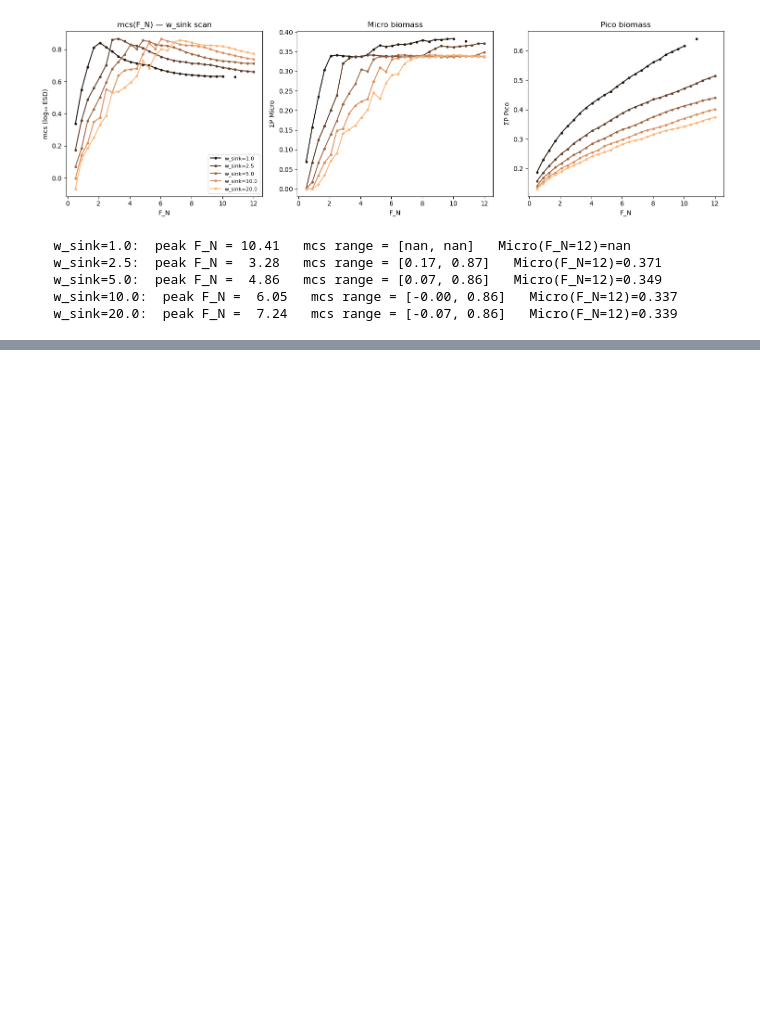
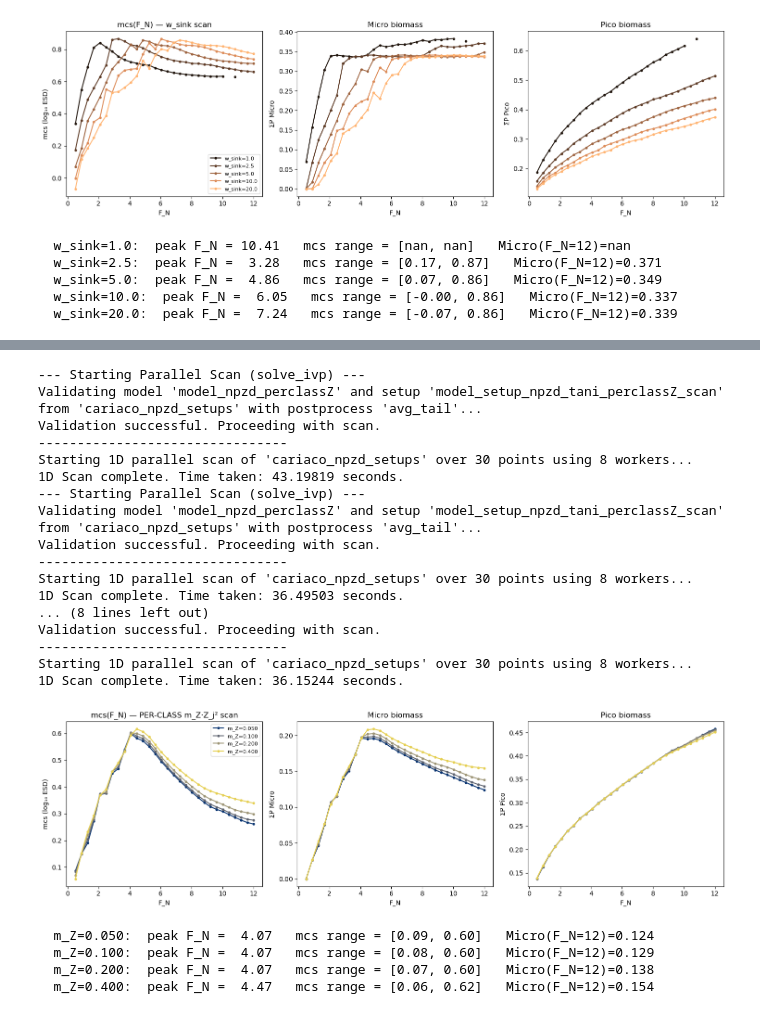
Before and after one commit to ben1post/SSMCariaco, a Jupyter notebook: parameter_scan/r0_testing/HumpDiatnostics-Copy1.ipynb, the cells around one changed output, grey strips where cells are left out. Saved outputs shown, nothing was run; the diff lists cells and outputs as text; code cells hidden in the pictures; blank space fills up the shorter version.

```diff
--- a/parameter_scan/r0_testing/HumpDiatnostics-Copy1.ipynb
+++ b/parameter_scan/r0_testing/HumpDiatnostics-Copy1.ipynb
@@ -1263,31 +1267,66 @@ m_Z_values_pc = [0.05, 0.10, 0.20, 0.40]
 results_mZ_pc = []
 for mZ in m_Z_values_pc:
     overrides = {**BASE_OVERRIDES, 'ZooQuadMortality__rate': mZ}
     scan = run_xso_parscan(
         model_file_name='cariaco_npzd_setups',
         model_name='model_npzd_perclassZ',
         model_setup_name='model_setup_npzd_tani_perclassZ_scan',
         param_name='Inflow__FN',
         param_values=FN_VALUES,
         fixed_overrides=overrides,
         postprocess_name='avg_tail',
         postprocess_kwargs={'avg_window': 1000},
         processes=8,
     )
     o   = np.argsort(scan['Inflow__FN'].values)
     FN_ = scan['Inflow__FN'].values[o]
     P_  = scan['Phytoplankton__biomass'].squeeze('time').values[o]
     Z_  = scan['Zooplankton__biomass'].squeeze('time').values[o]
     N_  = scan['Nutrient__value'].squeeze('time').values[o]
     mcs_= (P_ * np.log10(ns.phyto_esd)[None, :]).sum(axis=1) / np.maximum(P_.sum(axis=1), 1e-30)
     results_mZ_pc.append(dict(
         mZ=mZ, FN=FN_, P=P_, Z=Z_, N=N_, mcs=mcs_,
         P_pico=P_[:, m_pico].sum(axis=1),
         P_nano=P_[:, m_nano].sum(axis=1),
         P_micro=P_[:, m_micro].sum(axis=1),
     ))
 
 fig, axes = plt.subplots(1, 3, figsize=(15, 4.5))
 colors_pc = plt.cm.cividis(np.linspace(0.1, 0.9, len(m_Z_values_pc)))
 for res, col in zip(results_mZ_pc, colors_pc):
-    axes[0].plot(res['FN'], res['mcs'],     '-o', color=col, label=f'm_Z={res["mZ
+    axes[0].plot(res['FN'], res['mcs'],     '-o', color=col, label=f'm_Z={res["mZ"]:.3f}', ms=3)
+    axes[1].plot(res['FN'], res['P_micro'], '-o', color=col, ms=3)
+    axes[2].plot(res['FN'], res['P_pico'],  '-o', color=col, ms=3)
+axes[0].set_xlabel('F_N'); axes[0].set_ylabel('mcs (log₁₀ ESD)')
+axes[0].set_title('mcs(F_N) — PER-CLASS m_Z·Z_j² scan'); axes[0].legend(fontsize=8)
+axes[1].set_xlabel('F_N'); axes[1].set_ylabel('ΣP Micro'); axes[1].set_title('Micro biomass')
+axes[2].set_xlabel('F_N'); axes[2].set_ylabel('ΣP Pico'); axes[2].set_title('Pico biomass')
+plt.tight_layout(); plt.show()
+for res in results_mZ_pc:
+    pk = int(np.argmax(res['mcs']))
+    print(f"  m_Z={res['mZ']:.3f}:  peak F_N = {res['FN'][pk]:5.2f}   "
+          f"mcs range = [{res['mcs'].min():.2f}, {res['mcs'].max():.2f}]   "
+          f"Micro(F_N=12)={res['P_micro'][-1]:.3f}")
+# %% [output]
+--- Starting Parallel Scan (solve_ivp) ---
+Validating model 'model_npzd_perclassZ' and setup 'model_setup_npzd_tani_perclassZ_scan' from 'cariaco_npzd_setups' with postprocess 'avg_tail'...
+Validation successful. Proceeding with scan.
+--------------------------------
+Starting 1D parallel scan of 'cariaco_npzd_setups' over 30 points using 8 workers...
+1D Scan complete. Time taken: 43.19819 seconds.
+--- Starting Parallel Scan (solve_ivp) ---
+Validating model 'model_npzd_perclassZ' and setup 'model_setup_npzd_tani_perclassZ_scan' from 'cariaco_npzd_setups' with postprocess 'avg_tail'...
+Validation successful. Proceeding with scan.
+--------------------------------
+Starting 1D parallel scan of 'cariaco_npzd_setups' over 30 points using 8 workers...
+1D Scan complete. Time taken: 36.49503 seconds.
+... (8 lines left out)
+Validation successful. Proceeding with scan.
+--------------------------------
+Starting 1D parallel scan of 'cariaco_npzd_setups' over 30 points using 8 workers...
+1D Scan complete. Time taken: 36.15244 seconds.
+[figure, added]
+  m_Z=0.050:  peak F_N =  4.07   mcs range = [0.09, 0.60]   Micro(F_N=12)=0.124
+  m_Z=0.100:  peak F_N =  4.07   mcs range = [0.08, 0.60]   Micro(F_N=12)=0.129
+  m_Z=0.200:  peak F_N =  4.07   mcs range = [0.07, 0.60]   Micro(F_N=12)=0.138
+  m_Z=0.400:  peak F_N =  4.47   mcs range = [0.06, 0.62]   Micro(F_N=12)=0.154
```
Also changed, not shown: parts of 7 cells of this notebook, 5 other files.
